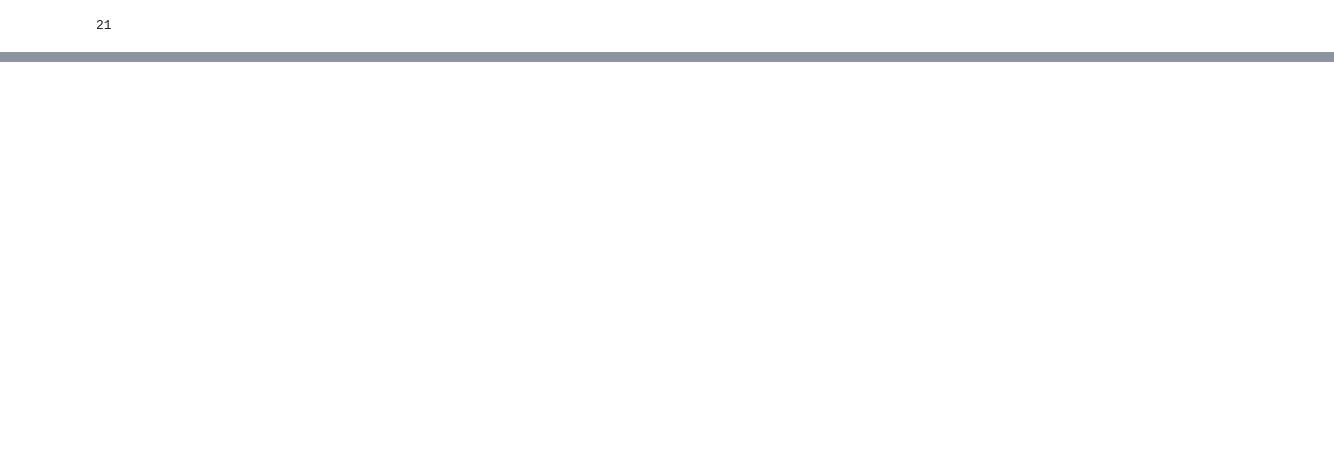
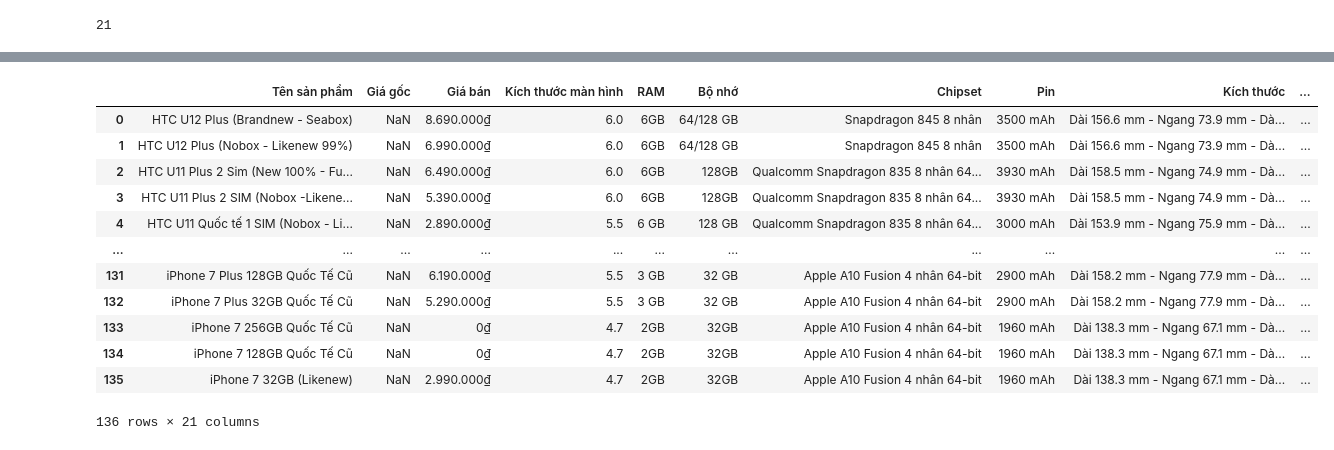
Before and after one commit to wind123mountain/Data-Integration-Project, a Jupyter notebook: Tranform.ipynb, the cells around one changed output, grey strips where cells are left out. Drawn from its saved outputs; the diff is of its cells as text; code cells hidden in the pictures; blank space fills up the shorter version.

```diff
--- a/Tranform.ipynb
+++ b/Tranform.ipynb
@@ -42,0 +146,3 @@ KeyError: 'Kích thước'
+# %%
+tgdd_df = pd.read_csv("Data/data_phones_tgdd.csv")
+tgdd_df.info()
@@ -42,0 +167,11 @@ KeyError: 'Kích thước'
+# %%
+with open('map_col/tgdd.json', "r", encoding="utf-8") as infile:
+        cols = json.load(infile)
+
+tranTGDD_df = pd.DataFrame()
+
+for col in cols:
+    if(len(cols[col]) > 0):
+        tranTGDD_df[col] = tgdd_df[cols[col]]
+    else:
+        tranTGDD_df[col] = np.nan
@@ -42,0 +223,3 @@ KeyError: 'Kích thước'
+# %%
+w_df = pd.read_csv("Data/Worldphone.csv")
+w_df.info()
@@ -42,0 +244,27 @@ KeyError: 'Kích thước'
+# %%
+with open('map_col/worldphone.json', "r", encoding="utf-8") as infile:
+        cols = json.load(infile)
+
+tranWP_df = pd.DataFrame()
+
+for col in cols:
+    if(len(cols[col]) > 0):
+        tranWP_df[col] = w_df[cols[col]]
+    else:
+        tranWP_df[col] = np.nan
+# %%
+tranWP_df
+# %% [output]
+|  | Tên sản phẩm | Giá gốc | Giá bán | Kích thước màn hình | RAM | Bộ nhớ | Chipset | Pin | Kích thước | ... |
+| 0 | HTC U12 Plus (Brandnew - Seabox) | NaN | 8.690.000₫ | 6.0 | 6GB | 64/128 GB | Snapdragon 845 8 nhân | 3500 mAh | Dài 156.6 mm - Ngang 73.9 mm - Dà... | ... |
+| 1 | HTC U12 Plus (Nobox - Likenew 99%) | NaN | 6.990.000₫ | 6.0 | 6GB | 64/128 GB | Snapdragon 845 8 nhân | 3500 mAh | Dài 156.6 mm - Ngang 73.9 mm - Dà... | ... |
+| 2 | HTC U11 Plus 2 Sim (New 100% - Fu... | NaN | 6.490.000₫ | 6.0 | 6GB | 128GB | Qualcomm Snapdragon 835 8 nhân 64... | 3930 mAh | Dài 158.5 mm - Ngang 74.9 mm - Dà... | ... |
+| 3 | HTC U11 Plus 2 SIM (Nobox -Likene... | NaN | 5.390.000₫ | 6.0 | 6GB | 128GB | Qualcomm Snapdragon 835 8 nhân 64... | 3930 mAh | Dài 158.5 mm - Ngang 74.9 mm - Dà... | ... |
+| 4 | HTC U11 Quốc tế 1 SIM (Nobox - Li... | NaN | 2.890.000₫ | 5.5 | 6 GB | 128 GB | Qualcomm Snapdragon 835 8 nhân 64... | 3000 mAh | Dài 153.9 mm - Ngang 75.9 mm - Dà... | ... |
+| ... | ... | ... | ... | ... | ... | ... | ... | ... | ... | ... |
+| 131 | iPhone 7 Plus 128GB Quốc Tế Cũ | NaN | 6.190.000₫ | 5.5 | 3 GB | 32 GB | Apple A10 Fusion 4 nhân 64-bit | 2900 mAh | Dài 158.2 mm - Ngang 77.9 mm - Dà... | ... |
+| 132 | iPhone 7 Plus 32GB Quốc Tế Cũ | NaN | 5.290.000₫ | 5.5 | 3 GB | 32 GB | Apple A10 Fusion 4 nhân 64-bit | 2900 mAh | Dài 158.2 mm - Ngang 77.9 mm - Dà... | ... |
+| 133 | iPhone 7 256GB Quốc Tế Cũ | NaN | 0₫ | 4.7 | 2GB | 32GB | Apple A10 Fusion 4 nhân 64-bit | 1960 mAh | Dài 138.3 mm - Ngang 67.1 mm - Dà... | ... |
+| 134 | iPhone 7 128GB Quốc Tế Cũ | NaN | 0₫ | 4.7 | 2GB | 32GB | Apple A10 Fusion 4 nhân 64-bit | 1960 mAh | Dài 138.3 mm - Ngang 67.1 mm - Dà... | ... |
+| 135 | iPhone 7 32GB (Likenew) | NaN | 2.990.000₫ | 4.7 | 2GB | 32GB | Apple A10 Fusion 4 nhân 64-bit | 1960 mAh | Dài 138.3 mm - Ngang 67.1 mm - Dà... | ... |
+136 rows × 21 columns
```
Also changed, not shown: parts of 27 cells of this notebook, 7 other files.
